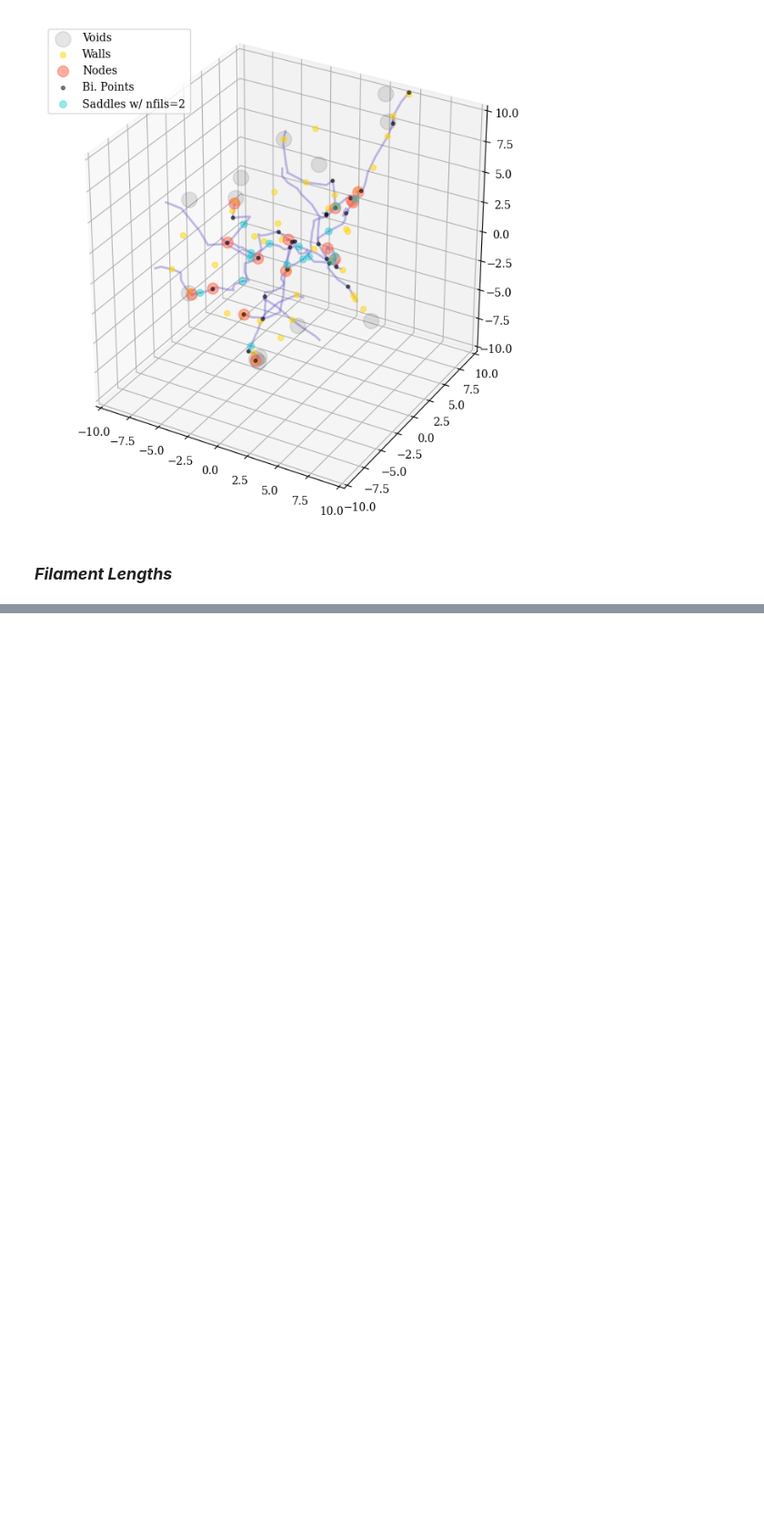
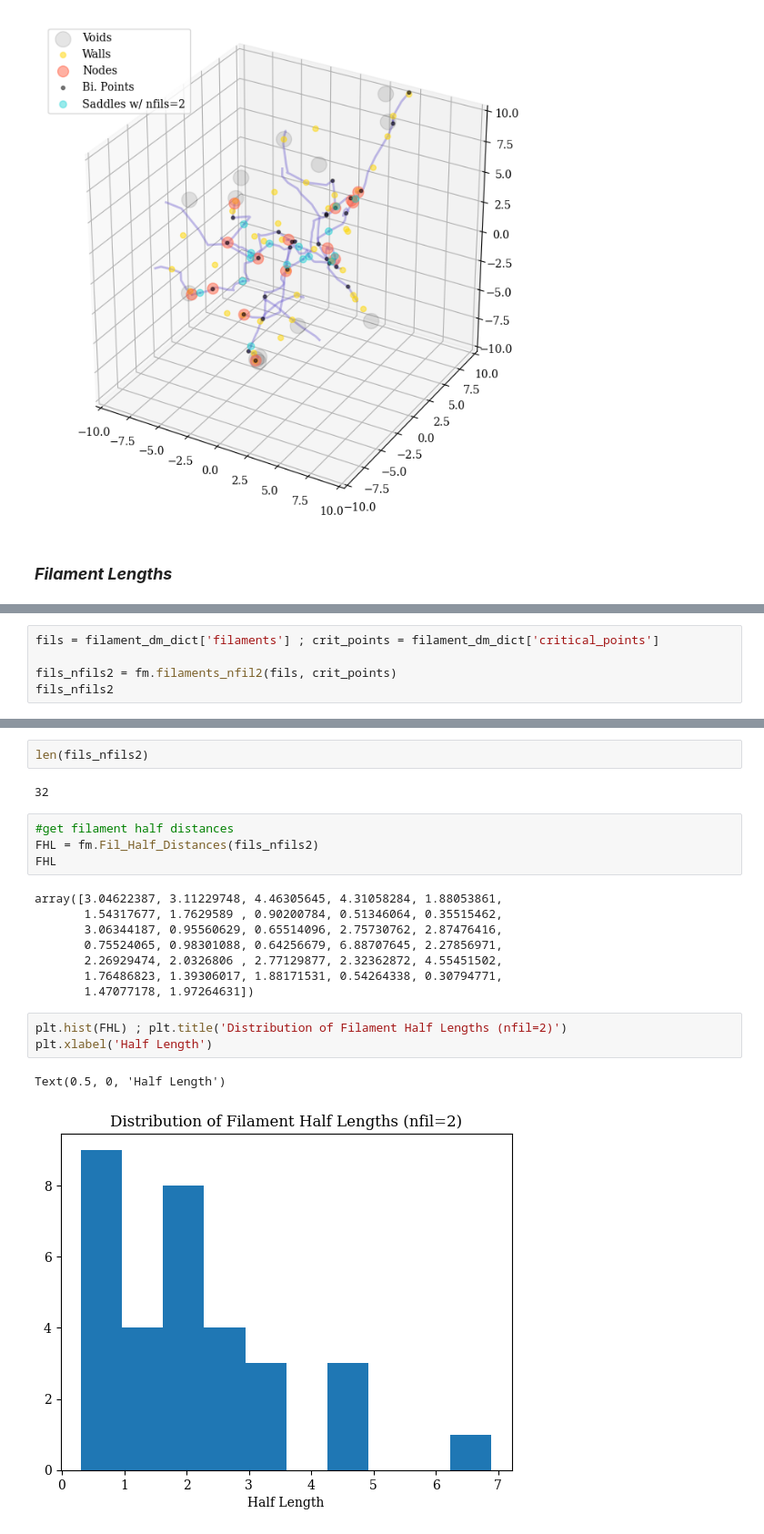
Before and after one commit to dangallego/Cosmic_Filaments_AstroCom, a Jupyter notebook: Filament_Metrics/Notebooks/Read_Filaments_Lengths.ipynb, the cells around one changed output, grey strips where cells are left out. Shown at 91% size. Cells and saved outputs as stored; diff of their text form; blank space fills up the shorter version.

Commit message:
Updates notebooks with proper filament length calculations; adds Octree directory

```diff
--- a/Filament_Metrics/Notebooks/Read_Filaments_Lengths.ipynb
+++ b/Filament_Metrics/Notebooks/Read_Filaments_Lengths.ipynb
@@ -933,0 +115,5 @@ print(pairIDs,"\n\n", np.unique(pairIDs, return_counts=True))  #pair IDs for all
+# %%
+fils = filament_dm_dict['filaments'] ; crit_points = filament_dm_dict['critical_points']
+
+fils_nfils2 = fm.filaments_nfil2(fils, crit_points)
+fils_nfils2
@@ -933,0 +138,22 @@ print(pairIDs,"\n\n", np.unique(pairIDs, return_counts=True))  #pair IDs for all
+# %%
+len(fils_nfils2)
+# %% [output]
+32
+# %%
+#get filament half distances
+FHL = fm.Fil_Half_Distances(fils_nfils2)
+FHL
+# %% [output]
+array([3.04622387, 3.11229748, 4.46305645, 4.31058284, 1.88053861,
+       1.54317677, 1.7629589 , 0.90200784, 0.51346064, 0.35515462,
+       3.06344187, 0.95560629, 0.65514096, 2.75730762, 2.87476416,
+       0.75524065, 0.98301088, 0.64256679, 6.88707645, 2.27856971,
+       2.26929474, 2.0326806 , 2.77129877, 2.32362872, 4.55451502,
+       1.76486823, 1.39306017, 1.88171531, 0.54264338, 0.30794771,
+       1.47077178, 1.97264631])
+# %%
+plt.hist(FHL) ; plt.title('Distribution of Filament Half Lengths (nfil=2)')
+plt.xlabel('Half Length')
+# %% [output]
+Text(0.5, 0, 'Half Length')
+[figure, added]
```
Also changed, not shown: parts of 77 cells of this notebook, 5 other files.
